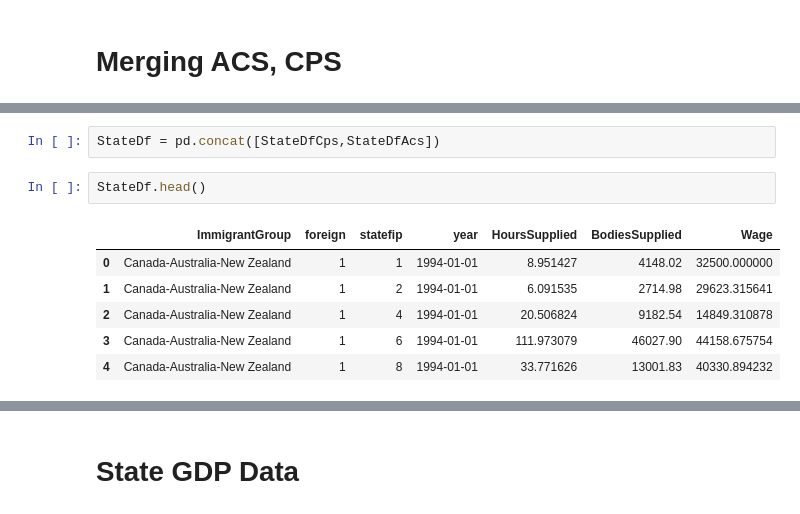
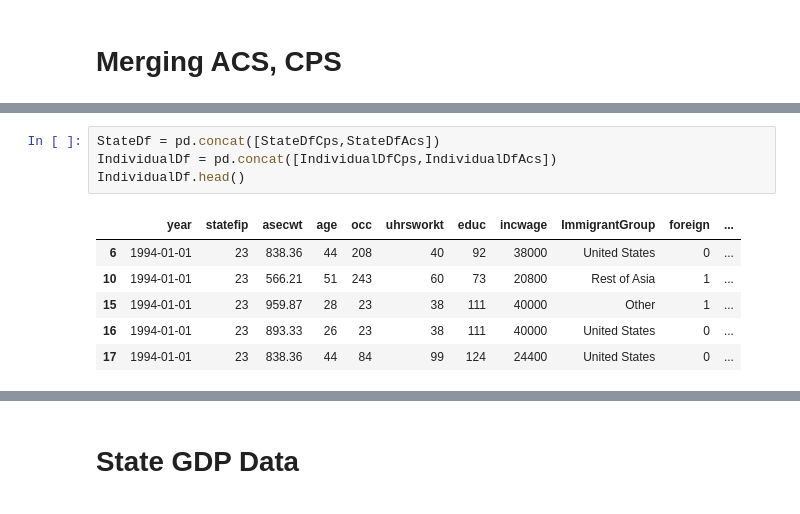
Before and after one commit to Robert-T-Remuszka/ImmigrationTfp, a Jupyter notebook: code/MakeStateAnalysis.ipynb, the cells around one changed output, grey strips where cells are left out. Cells and saved outputs as stored; diff of their text form.

```diff
--- a/code/MakeStateAnalysis.ipynb
+++ b/code/MakeStateAnalysis.ipynb
@@ -213,11 +222,11 @@ StateDfAcs.head()
 # %%
 StateDf = pd.concat([StateDfCps,StateDfAcs])
+IndividualDf = pd.concat([IndividualDfCps,IndividualDfAcs])
+IndividualDf.head()
+# %% [output]
+|  | year | statefip | asecwt | age | occ | uhrsworkt | educ | incwage | ImmigrantGroup | foreign | ... |
+| 6 | 1994-01-01 | 23 | 838.36 | 44 | 208 | 40 | 92 | 38000 | United States | 0 | ... |
+| 10 | 1994-01-01 | 23 | 566.21 | 51 | 243 | 60 | 73 | 20800 | Rest of Asia | 1 | ... |
+| 15 | 1994-01-01 | 23 | 959.87 | 28 | 23 | 38 | 111 | 40000 | Other | 1 | ... |
+| 16 | 1994-01-01 | 23 | 893.33 | 26 | 23 | 38 | 111 | 40000 | United States | 0 | ... |
+| 17 | 1994-01-01 | 23 | 838.36 | 44 | 84 | 99 | 124 | 24400 | United States | 0 | ... |
-# %%
-StateDf.head()
-# %% [output]
-|  | ImmigrantGroup | foreign | statefip | year | HoursSupplied | BodiesSupplied | Wage |
-| 0 | Canada-Australia-New Zealand | 1 | 1 | 1994-01-01 | 8.951427 | 4148.02 | 32500.000000 |
-| 1 | Canada-Australia-New Zealand | 1 | 2 | 1994-01-01 | 6.091535 | 2714.98 | 29623.315641 |
-| 2 | Canada-Australia-New Zealand | 1 | 4 | 1994-01-01 | 20.506824 | 9182.54 | 14849.310878 |
-| 3 | Canada-Australia-New Zealand | 1 | 6 | 1994-01-01 | 111.973079 | 46027.90 | 44158.675754 |
-| 4 | Canada-Australia-New Zealand | 1 | 8 | 1994-01-01 | 33.771626 | 13001.83 | 40330.894232 |
```
Also changed, not shown: parts of 9 cells of this notebook.
